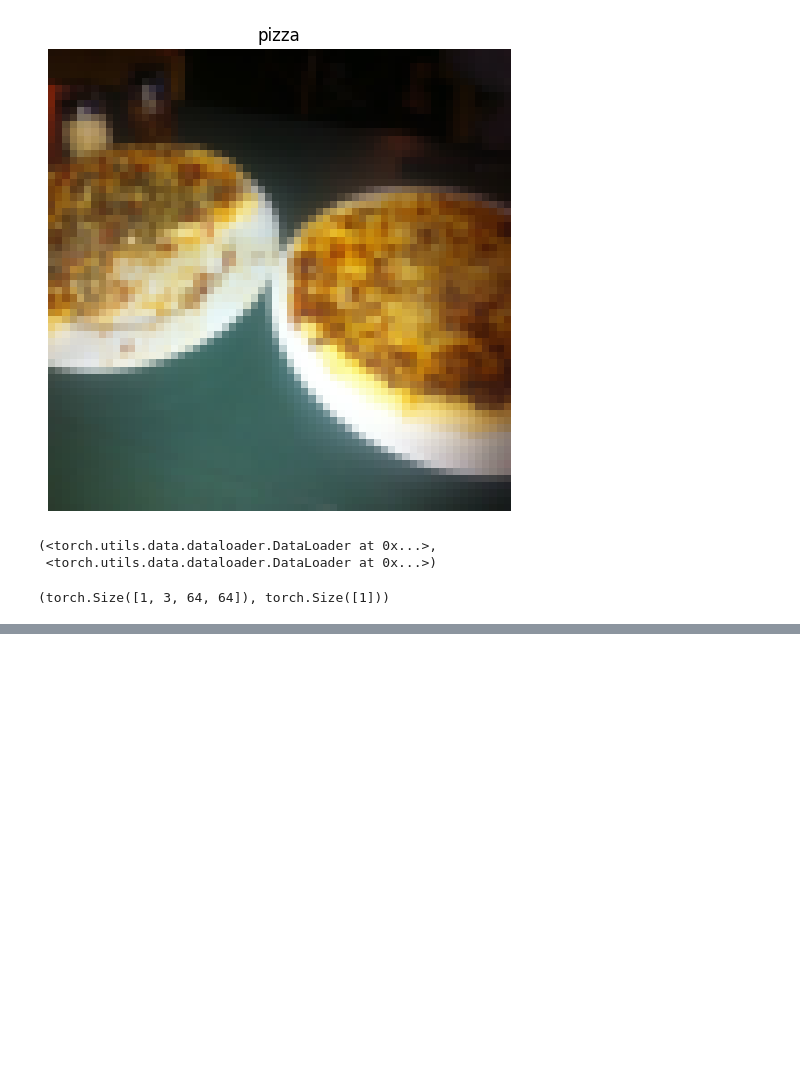
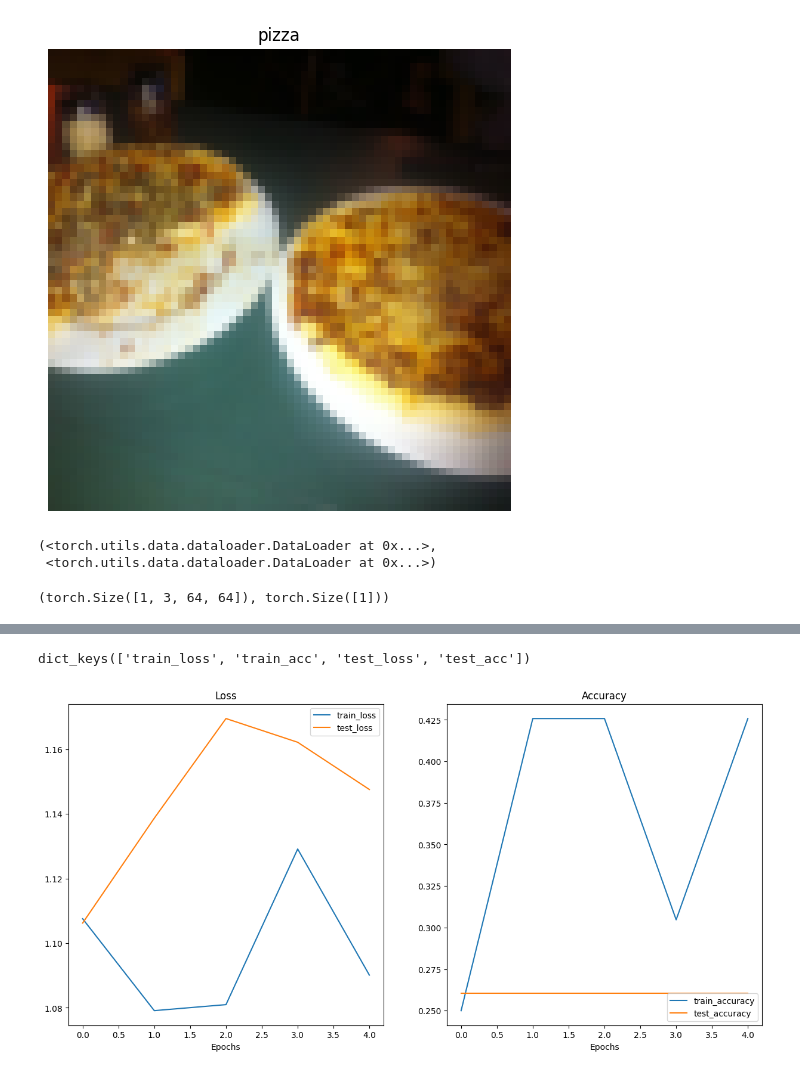
Before and after one commit to 404saugat404/pytorch, a Jupyter notebook: custom_data.ipynb, the cells around one changed output, grey strips where cells are left out. Drawn from its saved outputs; the diff is of its cells as text; code cells hidden in the pictures; blank space fills up the shorter version.

```diff
--- a/custom_data.ipynb
+++ b/custom_data.ipynb
@@ -367,0 +606,6 @@ TinyVGG(
+# %%
+#creating train and test dataset and dataloaders
+train_data_augumented=datasets.ImageFolder(train_dir, transform=train_transform_trival_augument)
+
+test_data_simple=datasets.ImageFolder(test_dir, transform=test_transform_trival_augument)
+train_data_augumented, test_data_simple
@@ -367,0 +630,37 @@ TinyVGG(
+# %%
+#turning datasets into dataloader
+import os
+batch_size=32
+num_workers=os.cpu_count()
+
+torch.manual_seed(42)
+
+train_data_loader_augumented=DataLoader(train_data_augumented,batch_size,shuffle=True,num_workers=num_workers)
+test_data_loader_augumented=DataLoader(test_data_simple,batch_size,shuffle=False,num_workers=num_workers)
+# %%
+#constructing and training the new model
+
+torch.manual_seed(42)
+model_1=TinyVGG(input_shape=3,hidden_units=10,output_shape=len(train_data_augumented.classes)).to(device)
+# %%
+#time to train
+torch.manual_seed(42)
+torch.cuda.manual_seed(42)
+epochs=5
+loss_fn=nn.CrossEntropyLoss()
+optimizer=torch.optim.Adam(params=model_1.parameters(),lr=0.001)
+
+#starting the timer
+from timeit import default_timer as timer
+start_time=timer()
+
+#training the model
+model_1_results=combined_fn(model_1,
+                train_data_loader_augumented,
+                test_data_loader_augumented,
+                optimizer,
+                loss_fn,
+                epochs)
+end_time=timer()
+
+print(f'toral training time : {end_time-start_time}')
@@ -367,0 +674,8 @@ TinyVGG(
+# %%
+model_1_results.keys()
+# %% [output]
+dict_keys(['train_loss', 'train_acc', 'test_loss', 'test_acc'])
+# %%
+plot_loss_curves(model_1_results)
+# %% [output]
+[figure, added]
```
Also changed, not shown: parts of 28 cells of this notebook.
